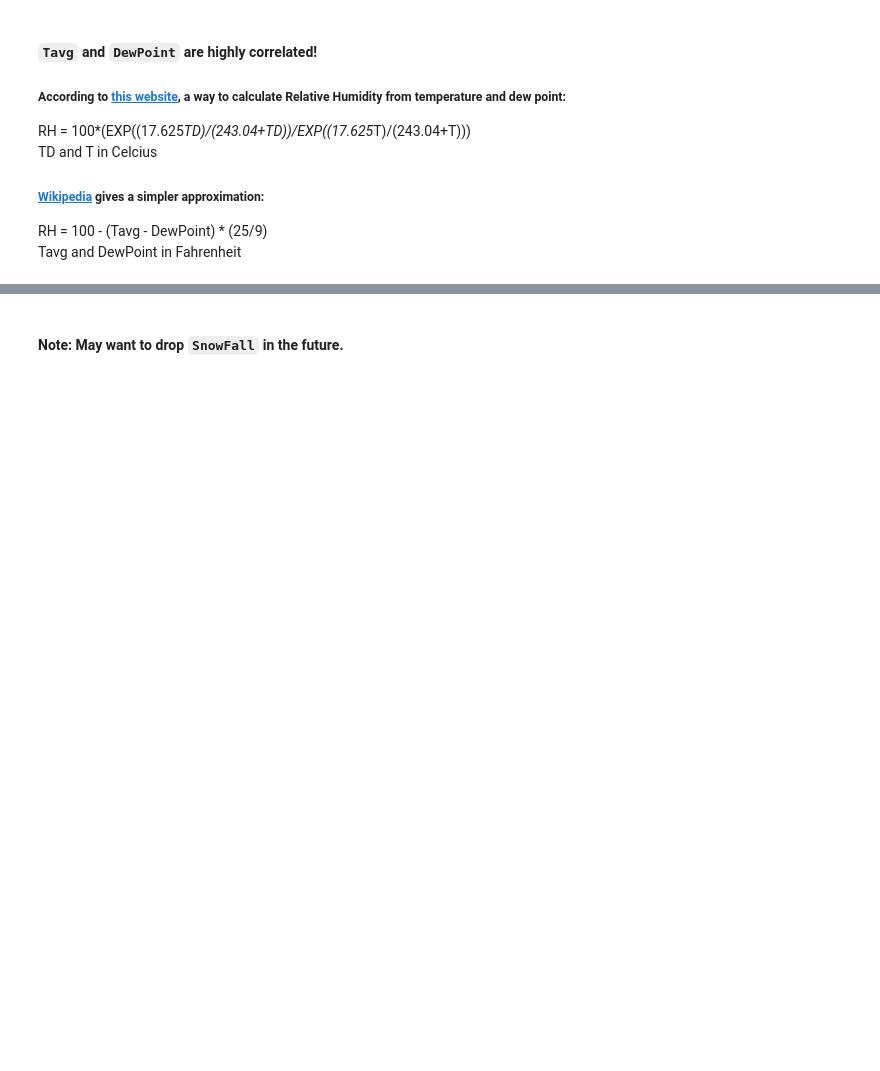
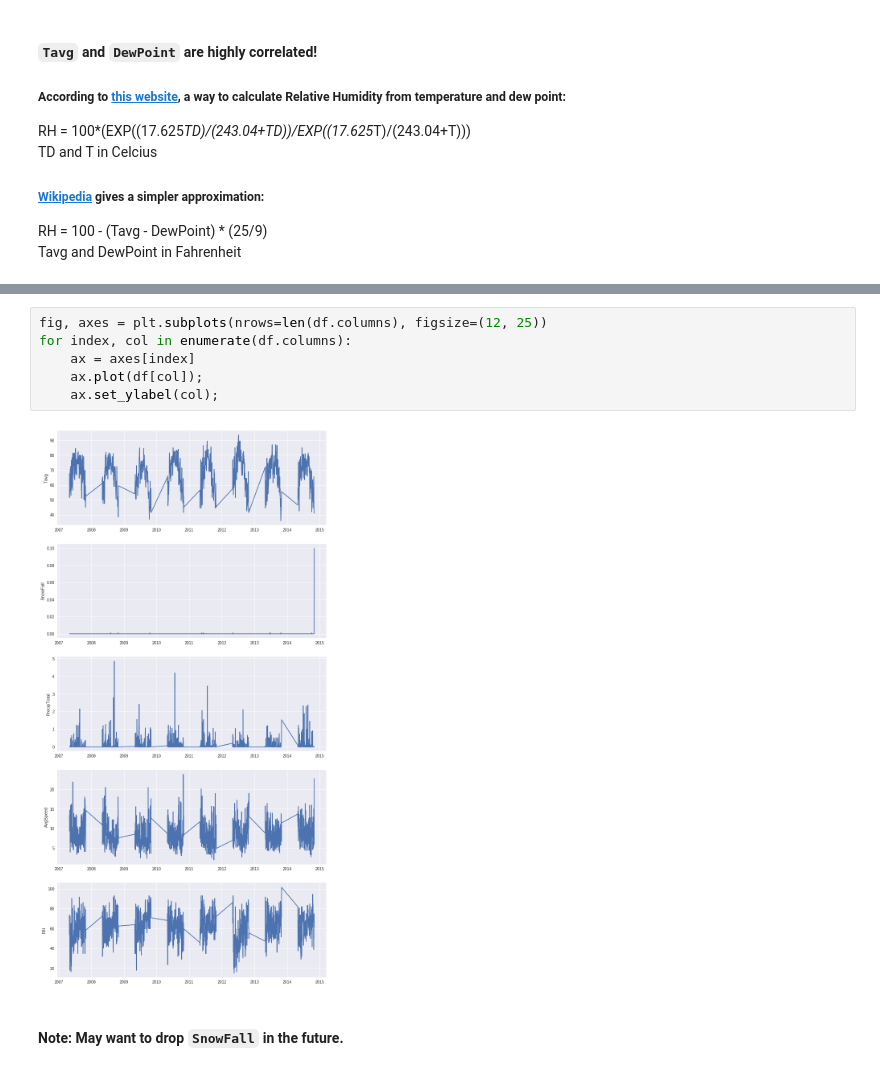
Before and after one commit to GA-DSI-DC-5-Team-1/West-Nile-Virus-Prediction, a Jupyter notebook: weather_EDA.ipynb, the cells around one changed output, grey strips where cells are left out. Saved outputs shown, nothing was run; the diff lists cells and outputs as text; blank space fills up the shorter version.

Commit message:
visualizations added to weather_EDA notebook

```diff
--- a/weather_EDA.ipynb
+++ b/weather_EDA.ipynb
@@ -196,3 +196,11 @@ sns.pairplot(df);
+# %%
+fig, axes = plt.subplots(nrows=len(df.columns), figsize=(12, 25))
+for index, col in enumerate(df.columns):
+    ax = axes[index]
+    ax.plot(df[col]);
+    ax.set_ylabel(col);
+# %% [output]
+[figure, added]
 # %% [markdown]
 #### Note: May want to drop `SnowFall` in the future.
 # %%
```
Also changed, not shown: parts of 2 cells of this notebook, 1 other file.
